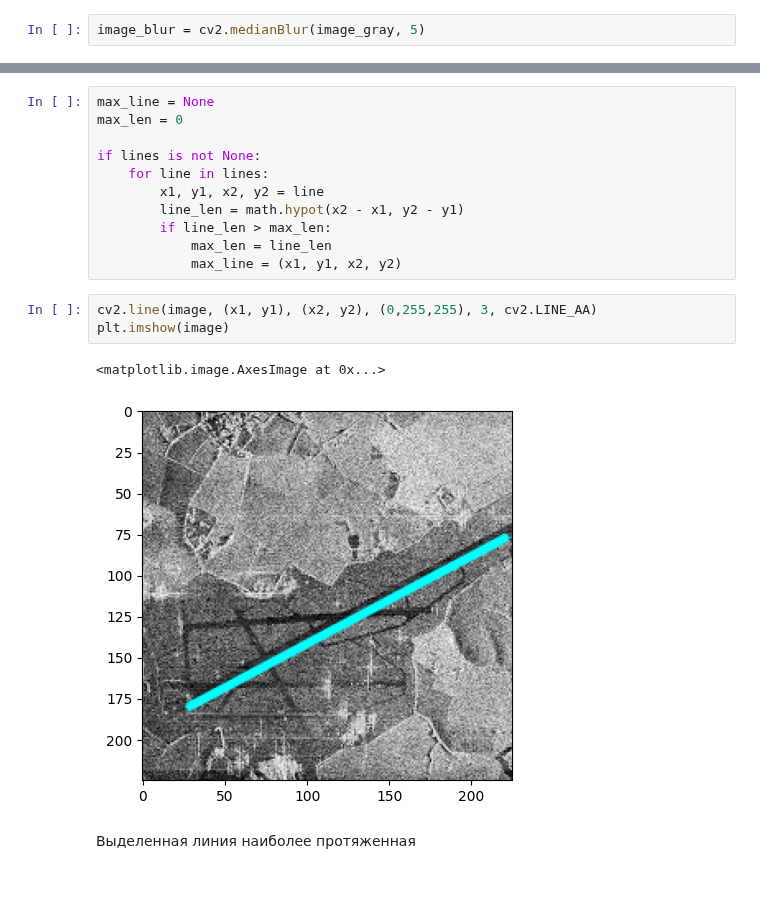
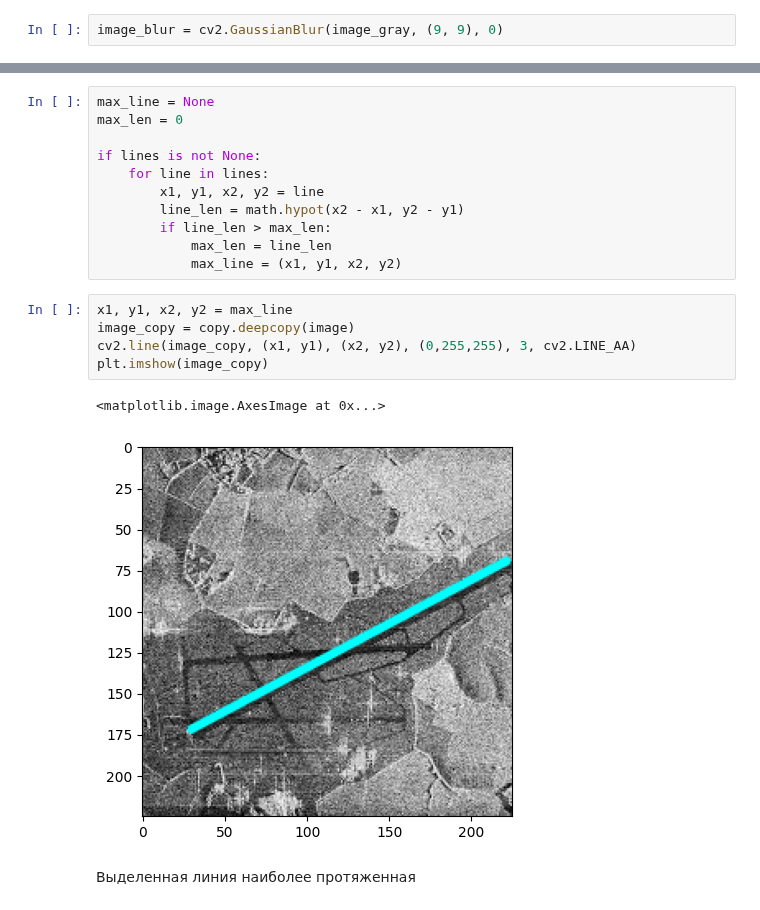
Before and after one commit to ionfy/image-processing, a Jupyter notebook: Task3/Task3.ipynb, the cells around one changed output, grey strips where cells are left out. Cells and saved outputs as stored; diff of their text form.

```diff
--- a/Task3/Task3.ipynb
+++ b/Task3/Task3.ipynb
@@ -15,7 +15,7 @@ plt.imshow(image_gray, cmap="gray")
 # %% [markdown]
 # 1. Для изображения sar_3.jpg найти наиболее протяженный участок
 # %%
-image_blur = cv2.medianBlur(image_gray, 5)
+image_blur = cv2.GaussianBlur(image_gray, (9, 9), 0)
 # %%
 plt.imshow(image_blur, cmap="gray")
 # %% [output]
@@ -39,11 +39,13 @@ if lines is not None:
             max_len = line_len
             max_line = (x1, y1, x2, y2)
 # %%
-cv2.line(image, (x1, y1), (x2, y2), (0,255,255), 3, cv2.LINE_AA)
-plt.imshow(image)
+x1, y1, x2, y2 = max_line
+image_copy = copy.deepcopy(image)
+cv2.line(image_copy, (x1, y1), (x2, y2), (0,255,255), 3, cv2.LINE_AA)
+plt.imshow(image_copy)
 # %% [output]
 <matplotlib.image.AxesImage at 0x...>
-[figure, old version]
+[figure, new version]
 # %% [markdown]
 Выделенная линия наиболее протяженная
 # %% [markdown]
```
Also changed, not shown: parts of 3 cells of this notebook.
